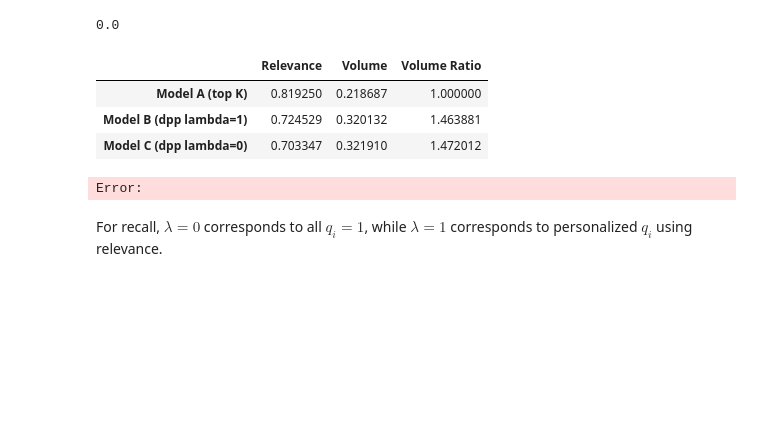
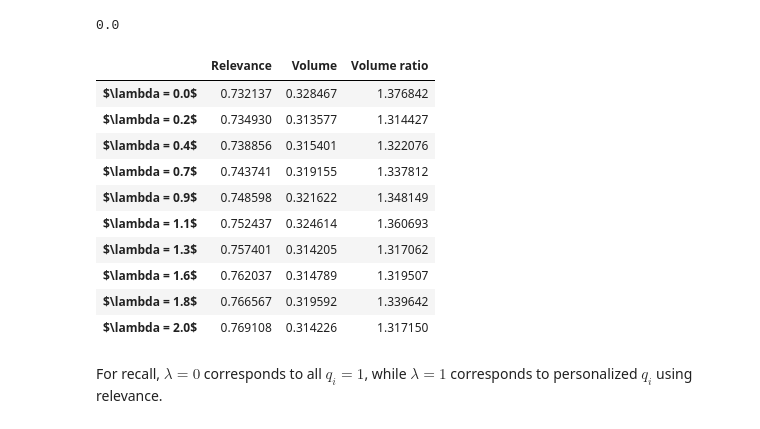
Before and after one commit to pass-culture/dpp-paper-demo, a Jupyter notebook: main.ipynb, the cells around one changed output. Saved outputs shown, nothing was run; the diff lists cells and outputs as text; code cells hidden in the pictures; blank space fills up the shorter version.

```diff
--- a/main.ipynb
+++ b/main.ipynb
@@ -442,25 +442,33 @@ np.nan_to_num(np.linalg.det(A @ np.transpose(A)) ** 0.5, 0.).mean()
 0.0
 # %%
 from tqdm import tqdm
+displayed_results = pd.DataFrame()
 
 for LAMBDA in tqdm(np.linspace(0, 2, 10)):
-    MODEL_NAME = f'Model ($\lambda = {LAMBDA}$)'
+    MODEL_NAME = f'  $\lambda = {round(LAMBDA, 1)}$'
 
     results_top_k, scores_top_k, results_k_diversified, scores_div =  retrieval(15, user_ids, user_embedding_dict, _lambda=LAMBDA)
     if LAMBDA == 0.:
         results_k_diversified_no_qi, scores_div_no_qi = results_k_diversified, scores_div
     displayed_results.loc[MODEL_NAME, 'Relevance'] = scores_div.mean()
 
-    X_diversified = model.movie_model(results_k_diversified).numpy()
+    X_diversified = np.stack([get_ordered_semantic_embedding(results_k_diversified[i]) for i in range(results_k_diversified.shape[0])])
     volume_diversified = np.nan_to_num((np.linalg.det(X_diversified @ np.transpose(X_diversified, (0, 2, 1))) ** 0.5), 0.).mean()
     displayed_results.loc[MODEL_NAME, 'Volume'] = volume_diversified
+
+displayed_results['Volume ratio'] = displayed_results['Volume'] / volume_top_k
+displayed_results
+# %% [output]
+|  | Relevance | Volume | Volume ratio |
+| $\lambda = 0.0$ | 0.732137 | 0.328467 | 1.376842 |
+| $\lambda = 0.2$ | 0.734930 | 0.313577 | 1.314427 |
+| $\lambda = 0.4$ | 0.738856 | 0.315401 | 1.322076 |
+| $\lambda = 0.7$ | 0.743741 | 0.319155 | 1.337812 |
+| $\lambda = 0.9$ | 0.748598 | 0.321622 | 1.348149 |
+| $\lambda = 1.1$ | 0.752437 | 0.324614 | 1.360693 |
+| $\lambda = 1.3$ | 0.757401 | 0.314205 | 1.317062 |
+| $\lambda = 1.6$ | 0.762037 | 0.314789 | 1.319507 |
+| $\lambda = 1.8$ | 0.766567 | 0.319592 | 1.339642 |
+| $\lambda = 2.0$ | 0.769108 | 0.314226 | 1.317150 |
-# %%
-displayed_results
-# %% [output]
-|  | Relevance | Volume | Volume Ratio |
-| Model A (top K) | 0.819250 | 0.218687 | 1.000000 |
-| Model B (dpp lambda=1) | 0.724529 | 0.320132 | 1.463881 |
-| Model C (dpp lambda=0) | 0.703347 | 0.321910 | 1.472012 |
-Error:
 # %% [markdown]
 For recall, $\lambda = 0$ corresponds to all $q_i = 1$, while $\lambda = 1$ corresponds to personalized $q_i$ using relevance.
```
Also changed, not shown: parts of 9 cells of this notebook.
